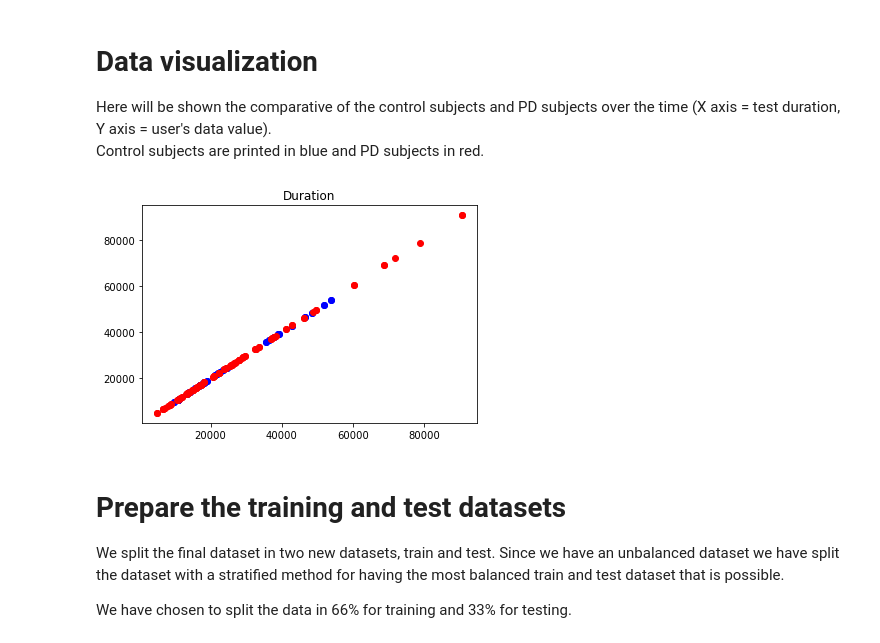
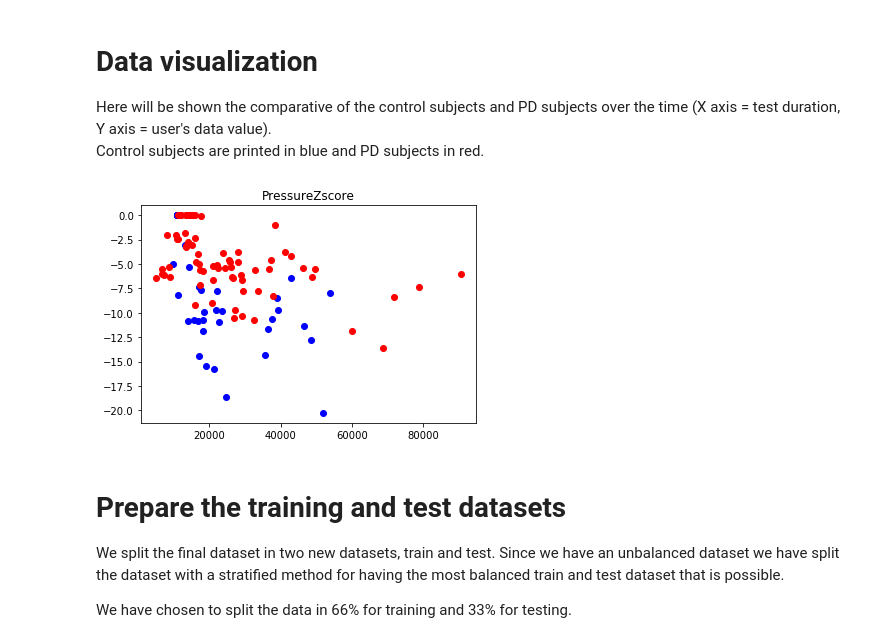
Before and after one commit to ErlantzCalvo/Parkinson_Detection, a Jupyter notebook: Parkinson_disease.ipynb, the cells around one changed output. Drawn from its saved outputs; the diff is of its cells as text; code cells hidden in the pictures.

```diff
--- a/Parkinson_disease.ipynb
+++ b/Parkinson_disease.ipynb
@@ -96,7 +104,7 @@ n_samples = 3
 # Test id to be displayed
 test_num = 0
 
-for i in range(n_samples):
+for _ in range(n_samples):
     uid= np.random.randint(0,14)
 
     # Control sample
@@ -158,14 +166,14 @@ Once taken the new features, we construct new statistic ones based on the varian
 - **PressureStd**
 # %%
 def extract_features(dataset, subjects, is_parkinson):
-  NEW_COLUMNS = ['UserID', 'CoordinatesDelta','GripAngleVariance', 'GripAngleStd', 'GripAngleDelta', 'PressureVariance', 'PressureStd', 'PressureDelta', 'Duration', 'Test ID', 'Parkinson']
+  NEW_COLUMNS = ['UserID', 'CoordinatesDelta',  'SameCoordDelta','GripAngleVariance', 'GripAngleStd', 'GripAngleDelta', 'GripAngleZscore', 'PressureVariance', 'PressureStd', 'PressureDelta', 'PressureZscore', 'Duration', 'Test ID', 'Parkinson']
   df_polished = pd.DataFrame(columns=NEW_COLUMNS)
 
   # Loop to iterate over the 3 possible tests
-  for _ in range(3):
+  for i in range(3):
 
     # Loop to iterate over all the subjects passed as argument
-    for j in tqdm(range(len(subjects)), desc=f'Test : '):
+    for j in tqdm(range(len(subjects)), desc=f'Test {i}: '):
       df_subject = dataset[(dataset['Test ID'] ==i) & (dataset['UserId']==subjects[j])]
 
       if len(df_subject)>0:
@@ -188,7 +196,25 @@ def extract_features(dataset, subjects, is_parkinson):
         pressure_delta = pressure_delta / duration
         coord_delta = coord_delta / duration
 
-        df_polished = df_polished.append({'UserID': int(subjects[j]), 'CoordinatesDelta' : coord_delta, 'GripAngleVariance' : angle_variance, 'GripAngleStd' : angle_st_deviation, 'GripAngleDelta' : grip_angle_delta, 'PressureVariance' : pressure_variance, 'PressureStd' : pressure_st_deviation, 'PressureDelta' : pressure_delta, 'Duration' : duration, 'Test ID' : i, 'Parkinson' : is_parkinson}, ignore_index = True)
+        # Getting how many times the user is in the same coord (X,Y,Z)
+        same_coord_delta = df_subject.groupby(['X', 'Y', 'Z']).size().reset_index(name='count').sum()['count'] / duration
+
+        if not angle_st_deviation == 0:
+          angle_zscore = (grip_angle_delta - df_subject['GripAngle'].mean())/angle_st_deviation
+        else:
+          angle_zscore =  0
+
+        if not pressure_st_deviation == 0:
+          pressure_zscore = (pressure_delta - df_subject['Pressure'].mean())/pressure_st_deviation
+        else:
+          pressure_zscore = 0
+
+
+        df_polished = df_polished.append({'UserID': int(subjects[j]), 'CoordinatesDelta' : coord_delta, 'SameCoordDelta': same_coord_delta, 'GripAngleVariance' : angle_variance,
+                                          'GripAngleStd' : angle_st_deviation, 'GripAngleDelta' : grip_angle_delta, 'GripAngleZscore': angle_zscore,
+                                          'PressureVariance' : pressure_variance, 'PressureStd' : pressure_st_deviation,
+                                          'PressureDelta' : pressure_delta, 'PressureZscore': pressure_zscore, 'Duration' : duration, 'Test ID' : i, 'Parkinson' : is_parkinson},
+                                         ignore_index = True)
         df_polished[['UserID', 'Duration', 'Test ID', 'Parkinson']] =  df_polished[['UserID', 'Duration', 'Test ID', 'Parkinson']].astype(int)
   return df_polished
 
@@ -204,12 +230,12 @@ def prepare_dataset(control_dataset, parkinson_dataset):
   frames = [control_polished, parkinson_polished]
   final_dataset = pd.concat(frames)
 
-  # Make a one hot encoding to the test id column because there are values between 0 and 2 and, when multyplying
+  # Make a one hot encoding to the test id column because there are values between 0 and 2 and, when multiplying
   # this variables with a weight or a given value, the 3rd test will always have more importance than the other two
   # and that's not the idea
   one_hot = pd.get_dummies(final_dataset['Test ID'], prefix='Test_ID')
 
-  final_dataset = final_dataset.join(one_hot)
+  final_dataset = pd.concat([final_dataset, one_hot], axis=1, sort=False)
   final_dataset = final_dataset.drop('Test ID', axis=1)
 
   return final_dataset
@@ -237,22 +263,22 @@ Control subjects are printed in blue and PD subjects in red.
 # %%
 # Separate Control users data and PD users data
 control_data = final_dataset[final_dataset['Parkinson']==0].drop(['UserID', 'Parkinson', 'Test_ID_0','Test_ID_1','Test_ID_2'],1)
 parkinson_data = final_dataset[final_dataset['Parkinson']==1].drop(['UserID', 'Parkinson', 'Test_ID_0','Test_ID_1','Test_ID_2'],1)
 
 # Get Control users test duration and PD users test duration
 control_duration = control_data['Duration']
 parkinson_duration = parkinson_data['Duration']
 
 # Show all the variable's comparative
-for col in control_data.columns:
+for col in control_data.drop(['Duration'],1).columns:
   plt.figure()
   control_col = control_data[col]
   parkinson_col = parkinson_data[col]
   plt.plot(control_duration, control_col, 'bo', parkinson_duration, parkinson_col, 'ro')
   plt.title(col)
   plt.show()
 # %% [output]
-[figure, old version]
+[figure, new version]
 # %% [markdown]
 # Prepare the training and test datasets
 We split the final dataset in two new datasets, train and test. Since we have an unbalanced dataset
```
Also changed, not shown: parts of 16 cells of this notebook.
